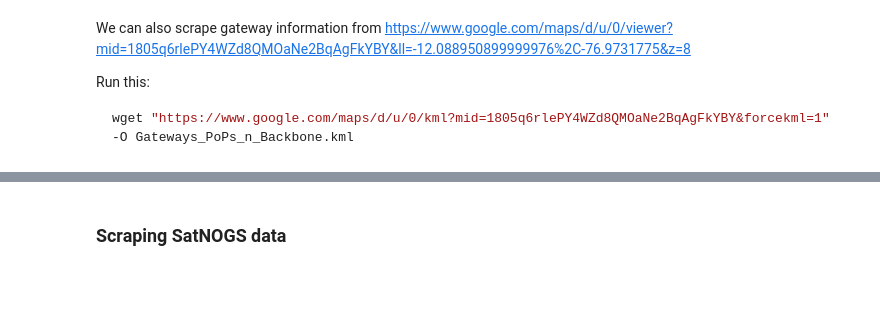
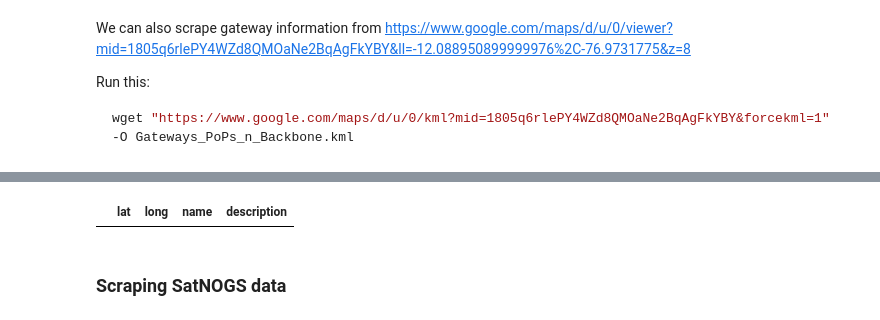
Before and after one commit to Rakagami/datascience_satellites_and_me, a Jupyter notebook: maps.ipynb, the cells around one changed output, grey strips where cells are left out. Drawn from its saved outputs; the diff is of its cells as text; code cells hidden in the pictures; blank space fills up the shorter version.

```diff
--- a/maps.ipynb
+++ b/maps.ipynb
@@ -131,6 +131,7 @@ def process_kml(file_path):
 
 file_path = "./data/Gateways_PoPs_n_Backbone.kml"
 file_path = "./data/Starlink_Global_Gateways_PoPs_Backbone_2023-05-26.kml"
+file_path = "./data/Starlink_Global_Gateways_PoPs_Backbone_2023-10-10.kml"
 
 soup = process_kml(file_path)
 # %%
@@ -175,6 +176,9 @@ for f in soup.find_all("Folder"):
         #print(pm)
         if(pm == None):
             print(f)
+            continue
+        if("<->" in pm.find("name").text):
+            continue
         pop_locs.append(pm)
 
 def parse_pm_pop(pm):
@@ -185,6 +189,8 @@ def parse_pm_pop(pm):
     lon = float(coordinates[0].strip())
     d["lat"] = lat
     d["long"] = lon
+    d["name"] = pm.find("name").text
+    d["description"] = pm.find("name").text
     return d
 
 pop_locs = [parse_pm_pop(pl) for pl in pop_locs]
@@ -216,4 +222,4 @@ def city_state_country(row):
     row['country'] = country
     return row
 
-pop_df = pop_df.apply(city_state_country, axis=1)
+#pop_df = pop_df.apply(city_state_country, axis=1)
@@ -254,3 +226,7 @@ pop_df
+# %%
+pop_df[(pop_df["lat"] < 25) & (pop_df["long"] <  -142)]
+# %% [output]
+|  | lat | long | name | description |
 # %% [markdown]
 ### Scraping SatNOGS data
 # %%
```
Also changed, not shown: parts of 2 cells of this notebook, 5 other files.
